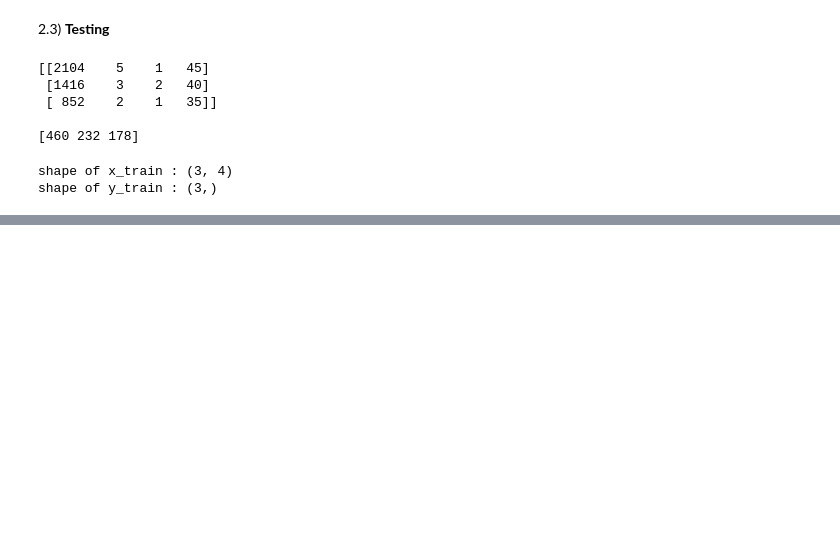
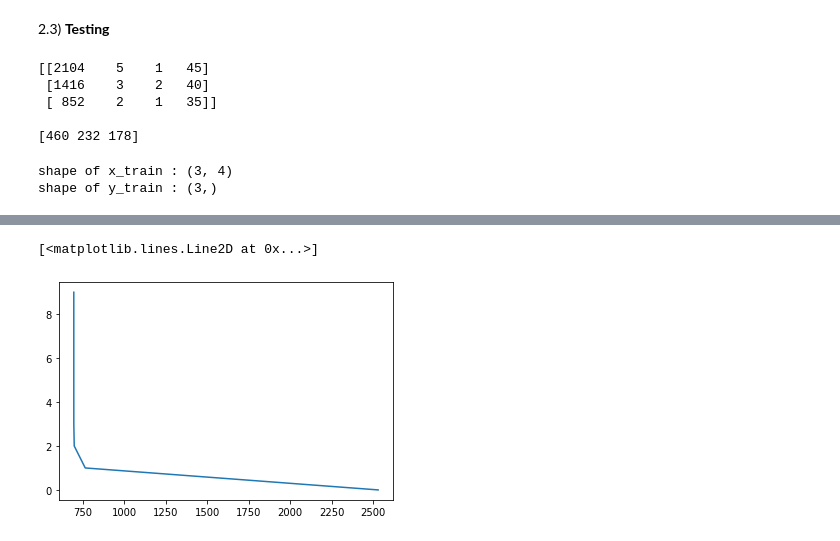
Before and after one commit to youneseltrach/ML_algo, a Jupyter notebook: Linear_Regression.ipynb, the cells around one changed output, grey strips where cells are left out. Saved outputs shown, nothing was run; the diff lists cells and outputs as text; code cells hidden in the pictures; blank space fills up the shorter version.

```diff
--- a/Linear_Regression.ipynb
+++ b/Linear_Regression.ipynb
@@ -212,7 +212,7 @@ def cost_function_2 (x,y,w,b):
   for i in range (m):
     fun = np.dot(x[i],w) + b  #hypothesis
     err = fun - y[i]
-    cost += err**2
+    cost = cost + err**2
   cost = 1/ (2*m) * cost
   return cost
 # %% [markdown]
@@ -223,14 +223,17 @@ We follow the same step as in one varialbe, implementing function to calculate g
 def compute_gradient_2 (x,y,w,b):
   m,n = x.shape
   w_i = np.zeros((n,))
-  b_i = 0
+  b_i = 0.
 
   for i in range (m):
     fun = np.dot(x[i],w) + b
     err = fun - y[i]
+
     for j in range (n):
-      w_i[j] += err*x[i,j]
-    b_i += err
+      w_i[j] = w_i[j] + err*x[i,j]
+
+    b_i = b_i + err
+
   w_i = w_i/m
   b_i = b_i/m
 
@@ -279,11 +282,10 @@ shape of x_train : (3, 4)
 shape of y_train : (3,)
 # %%
 # initialize parameters
-w = np.zeros (x_train.shape[1])
+w = np.array([0.,0.,0., 0.])
 b = 0.
-# some gradient descent settings
-iterations = 10000
-alpha = 0.1
+iterations = 10
+alpha = 5.0e-7
 # run gradient descent
 w_final, b_final, all_cost = gradient_descent_2(x_train, y_train, w, b,iterations,alpha,cost_function_2, compute_gradient_2)
 # %% [output]
@@ -315,0 +310,6 @@ prediction: nan, target value: 178
+# %%
+# plot the loss function
+plt.plot (all_cost, np.arange (iterations) )
+# %% [output]
+[<matplotlib.lines.Line2D at 0x...>]
+[figure, added]
```
Also changed, not shown: parts of 6 cells of this notebook.
